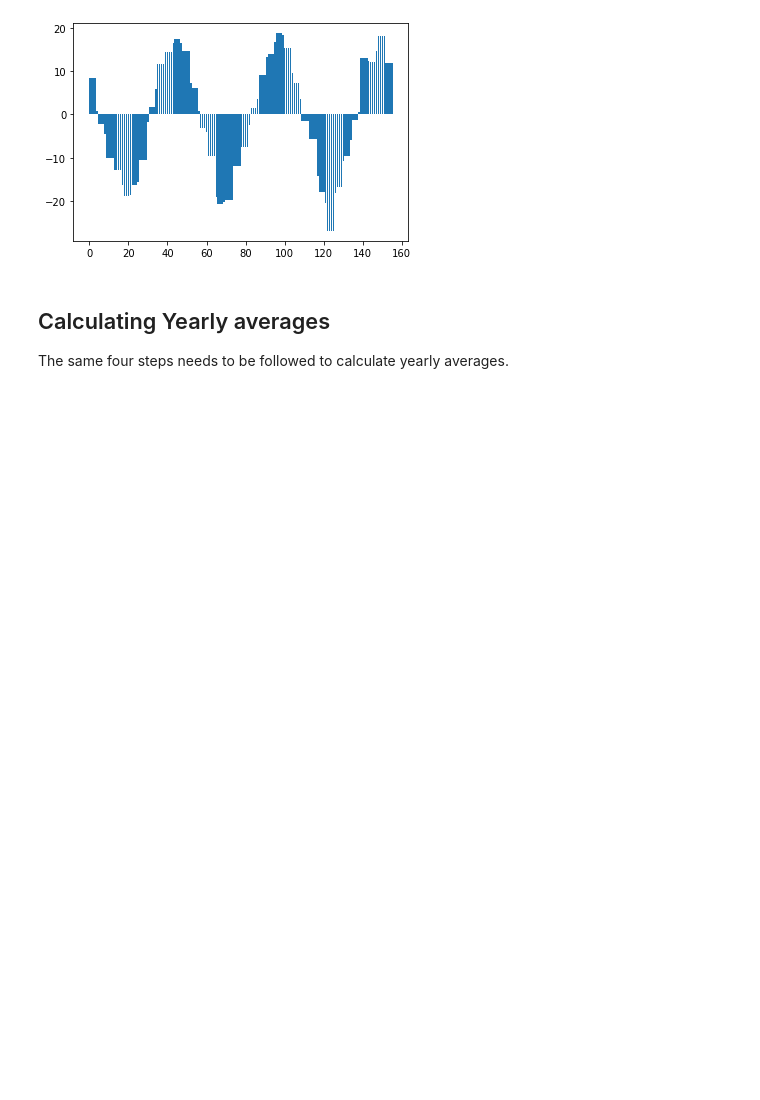
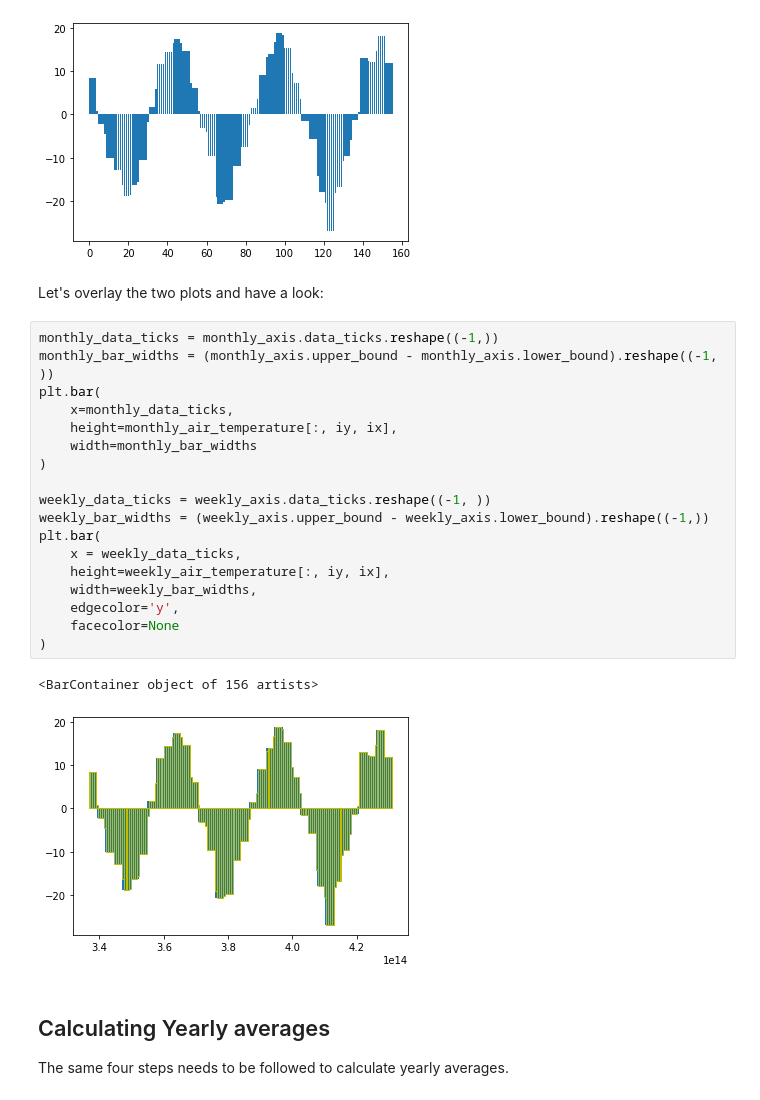
Before and after one commit to coderepocenter/AxisUtilities, a Jupyter notebook: notebooks/RealData_Example_01.ipynb, the cells around one changed output. Saved outputs shown, nothing was run; the diff lists cells and outputs as text; blank space fills up the shorter version.

Commit message:
Adding notebook examples - Real Data

```diff
--- a/notebooks/RealData_Example_01.ipynb
+++ b/notebooks/RealData_Example_01.ipynb
@@ -152,6 +160,29 @@ plt.bar(np.arange(weekly_axis.nelem), weekly_air_temperature[:, iy, ix])
 # %% [output]
 <BarContainer object of 156 artists>
 [figure]
+# %% [markdown]
+Let's overlay the two plots and have a look:
+# %%
+monthly_data_ticks = monthly_axis.data_ticks.reshape((-1,))
+monthly_bar_widths = (monthly_axis.upper_bound - monthly_axis.lower_bound).reshape((-1, ))
+plt.bar(
+    x=monthly_data_ticks,
+    height=monthly_air_temperature[:, iy, ix],
+    width=monthly_bar_widths
+)
+
+weekly_data_ticks = weekly_axis.data_ticks.reshape((-1, ))
+weekly_bar_widths = (weekly_axis.upper_bound - weekly_axis.lower_bound).reshape((-1,))
+plt.bar(
+    x = weekly_data_ticks,
+    height=weekly_air_temperature[:, iy, ix],
+    width=weekly_bar_widths,
+    edgecolor='y',
+    facecolor=None
+)
+# %% [output]
+<BarContainer object of 156 artists>
+[figure, added]
 # %% [markdown]
 ## Calculating Yearly averages
 The same four steps needs to be followed to calculate yearly averages.
```
Also changed, not shown: parts of 45 cells of this notebook, 4 other files.
